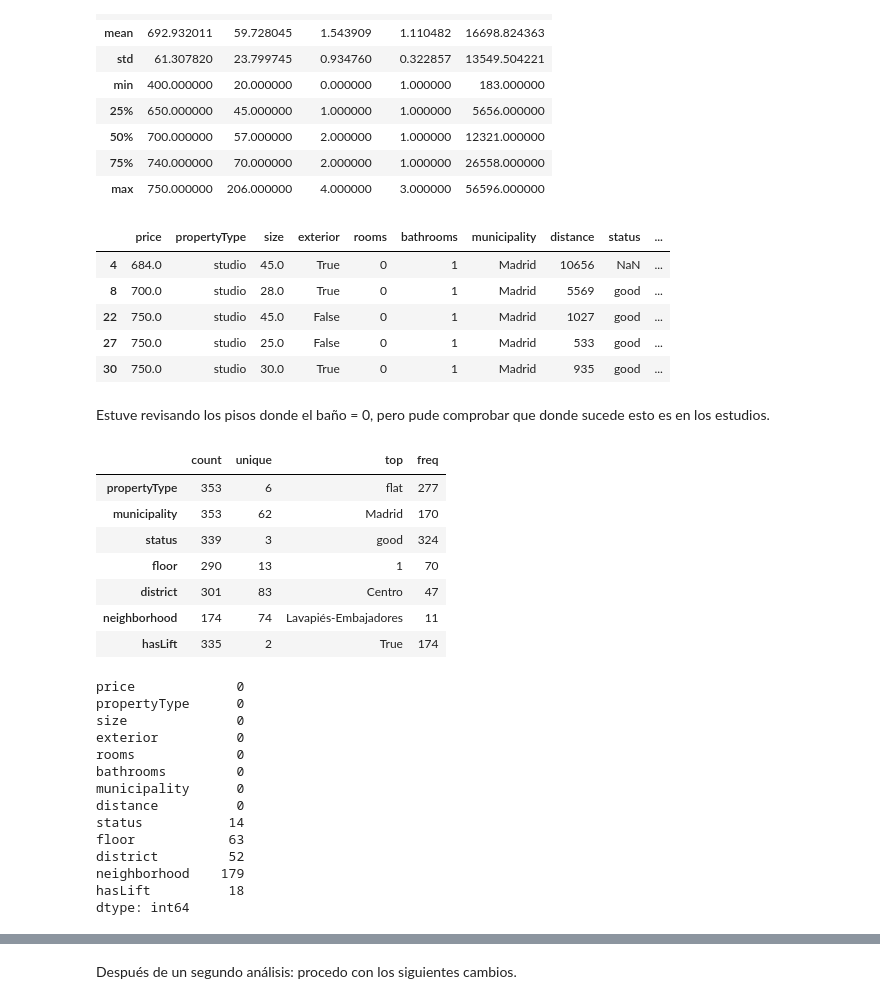
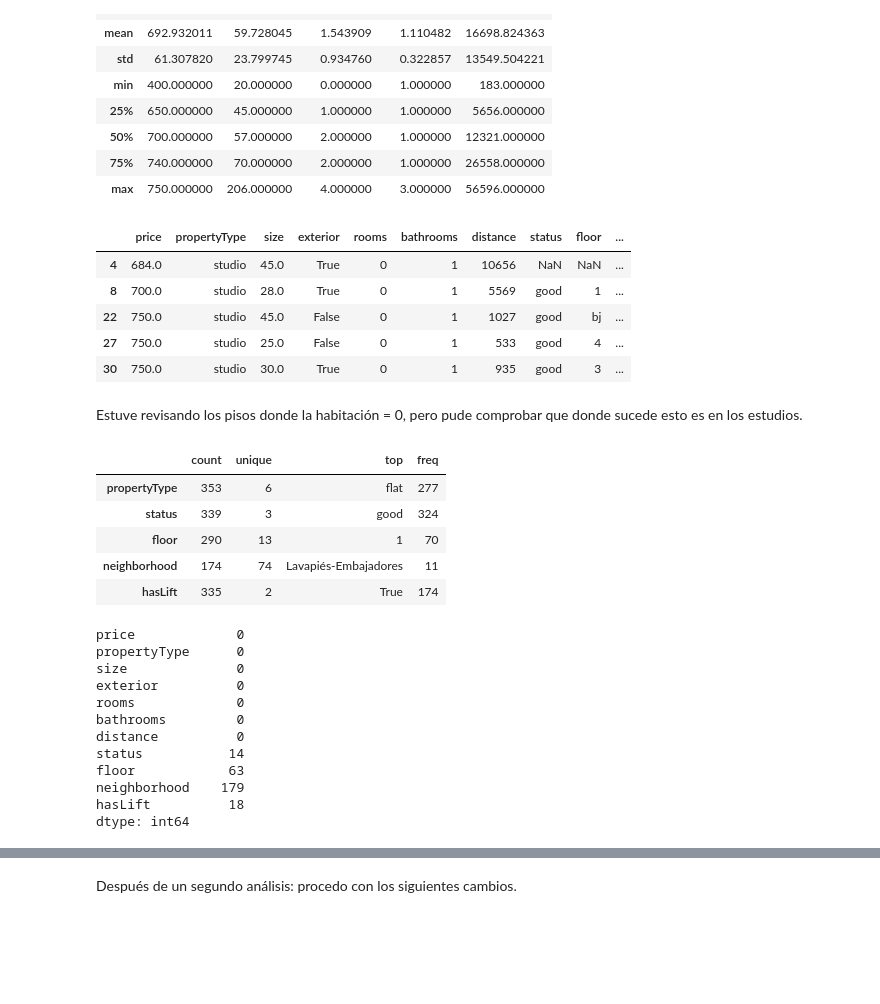
Before and after one commit to ngcarvajall/Proyecto7---Proyecto-Regresi-n-Lineal, a Jupyter notebook: Notebooks/eda-nulos.ipynb, the cells around one changed output, grey strips where cells are left out. Saved outputs shown, nothing was run; the diff lists cells and outputs as text; code cells hidden in the pictures; blank space fills up the shorter version.

```diff
--- a/Notebooks/eda-nulos.ipynb
+++ b/Notebooks/eda-nulos.ipynb
@@ -272,7 +287,7 @@ columnas_eliminar = ['operation', 'province', 'country', 'description',
                     'newDevelopmentFinished', 'numPhotos', 'priceByArea', 'showAddress',
                     'propertyCode', 'suggestedTexts',
                     'externalReference', 'address', 'latitude', 'longitude',
-                    'detailedType']
+                    'detailedType', 'district', 'municipality']
 # %%
 df.drop(columns=columnas_eliminar, inplace=True)
 # %%
@@ -292,27 +307,25 @@ df.describe()
 | 75% | 740.000000 | 70.000000 | 2.000000 | 1.000000 | 26558.000000 |
 | max | 750.000000 | 206.000000 | 4.000000 | 3.000000 | 56596.000000 |
 # %%
-banios_0 = df[df['rooms'] == 0]
+rooms_0 = df[df['rooms'] == 0]
 # %%
-banios_0.head()
+rooms_0.head()
 # %% [output]
-|  | price | propertyType | size | exterior | rooms | bathrooms | municipality | distance | status | ... |
-| 4 | 684.0 | studio | 45.0 | True | 0 | 1 | Madrid | 10656 | NaN | ... |
-| 8 | 700.0 | studio | 28.0 | True | 0 | 1 | Madrid | 5569 | good | ... |
-| 22 | 750.0 | studio | 45.0 | False | 0 | 1 | Madrid | 1027 | good | ... |
-| 27 | 750.0 | studio | 25.0 | False | 0 | 1 | Madrid | 533 | good | ... |
-| 30 | 750.0 | studio | 30.0 | True | 0 | 1 | Madrid | 935 | good | ... |
+|  | price | propertyType | size | exterior | rooms | bathrooms | distance | status | floor | ... |
+| 4 | 684.0 | studio | 45.0 | True | 0 | 1 | 10656 | NaN | NaN | ... |
+| 8 | 700.0 | studio | 28.0 | True | 0 | 1 | 5569 | good | 1 | ... |
+| 22 | 750.0 | studio | 45.0 | False | 0 | 1 | 1027 | good | bj | ... |
+| 27 | 750.0 | studio | 25.0 | False | 0 | 1 | 533 | good | 4 | ... |
+| 30 | 750.0 | studio | 30.0 | True | 0 | 1 | 935 | good | 3 | ... |
 # %% [markdown]
-Estuve revisando los pisos donde el baño = 0, pero pude comprobar que donde sucede esto es en los estudios.
+Estuve revisando los pisos donde la habitación = 0, pero pude comprobar que donde sucede esto es en los estudios.
 # %%
 df.describe(include='O').T
 # %% [output]
 |  | count | unique | top | freq |
 | propertyType | 353 | 6 | flat | 277 |
-| municipality | 353 | 62 | Madrid | 170 |
 | status | 339 | 3 | good | 324 |
 | floor | 290 | 13 | 1 | 70 |
-| district | 301 | 83 | Centro | 47 |
 | neighborhood | 174 | 74 | Lavapiés-Embajadores | 11 |
 | hasLift | 335 | 2 | True | 174 |
 # %%
@@ -324,11 +337,9 @@ size              0
 exterior          0
 rooms             0
 bathrooms         0
-municipality      0
 distance          0
 status           14
 floor            63
-district         52
 neighborhood    179
 hasLift          18
 dtype: int64
```
Also changed, not shown: parts of 24 cells of this notebook, 8 other files.
